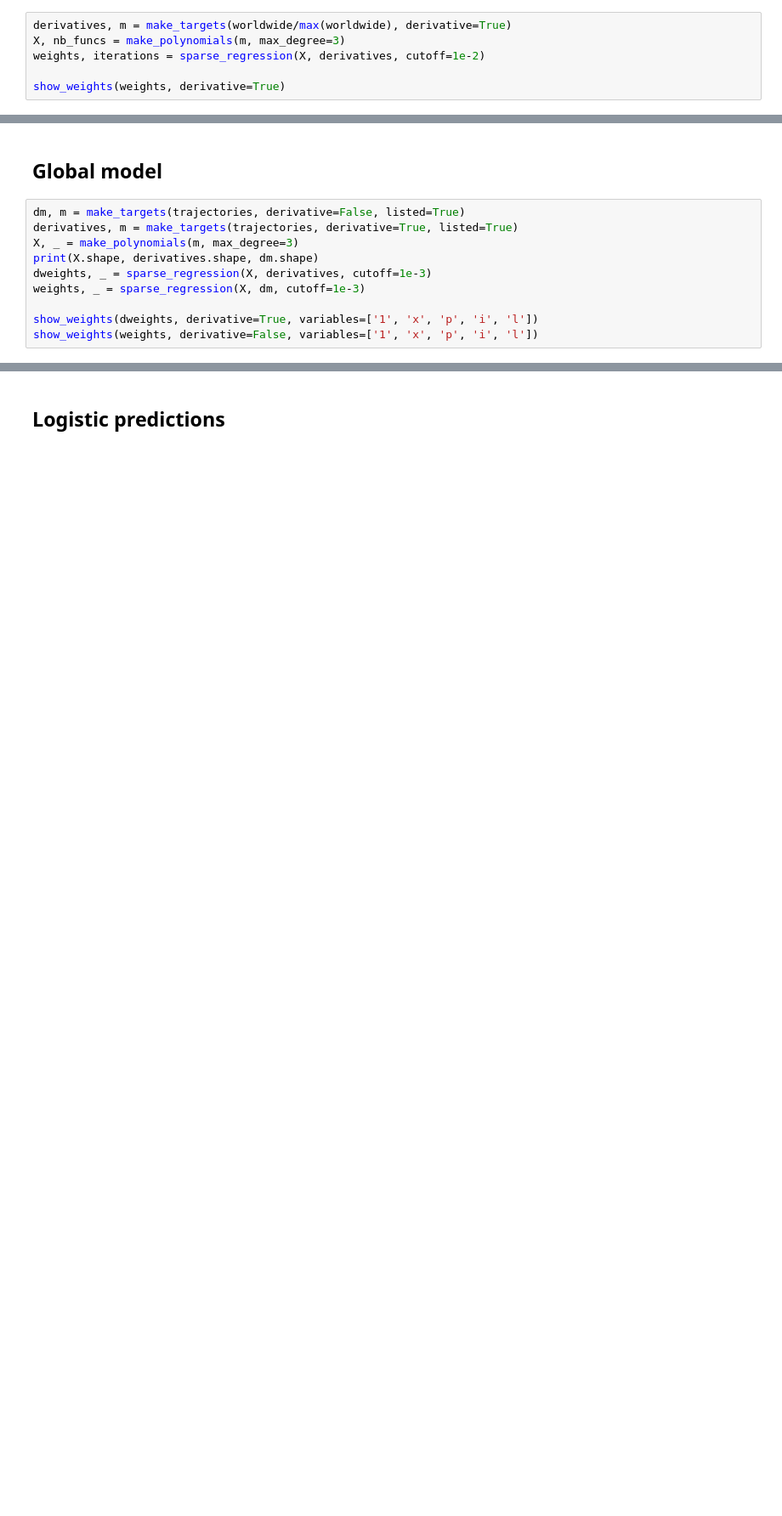
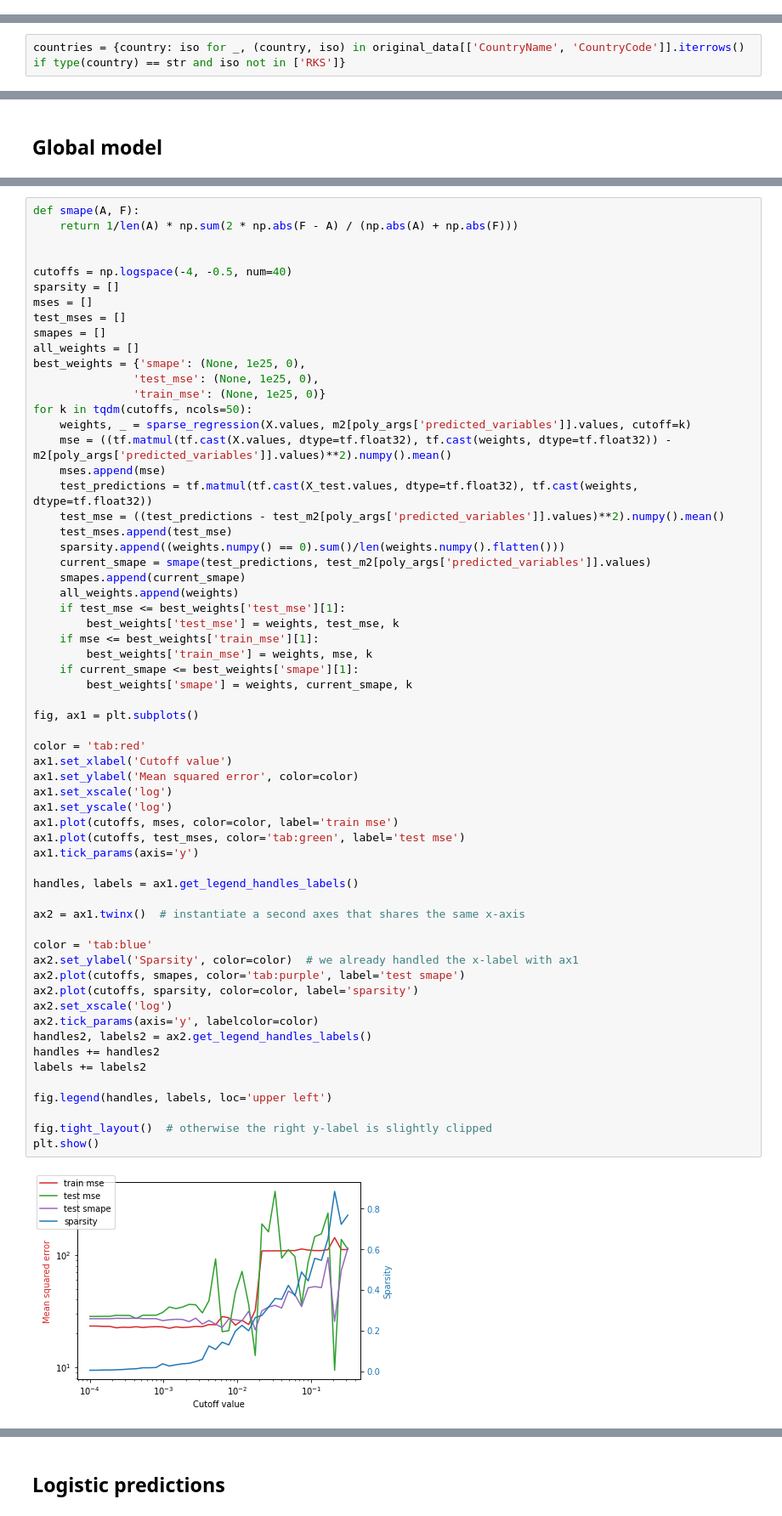
Before and after one commit to Kipre/EUDemographyCleaner, a Jupyter notebook: internship/covid.ipynb, the cells around one changed output, grey strips where cells are left out. Shown at 85% size. Cells and saved outputs as stored; diff of their text form; blank space fills up the shorter version.

```diff
--- a/internship/covid.ipynb
+++ b/internship/covid.ipynb
@@ -123,6 +134,0 @@ worldwide = worldwide.reshape(-1, 1)
-# %%
-derivatives, m = make_targets(worldwide/max(worldwide), derivative=True)
-X, nb_funcs = make_polynomials(m, max_degree=3)
-weights, iterations = sparse_regression(X, derivatives, cutoff=1e-2)
-
-show_weights(weights, derivative=True)
@@ -165 +141,3 @@ countries = ['Algeria', 'Argentina', 'Australia', 'Belgium', 'Brazil',
+# %%
+countries = {country: iso for _, (country, iso) in original_data[['CountryName', 'CountryCode']].iterrows() if type(country) == str and iso not in ['RKS']}
 # %% [markdown]
@@ -241,12 +347,2 @@ trajectories = np.array(trajectories)
 # %% [markdown]
 ## Global model
-# %%
-dm, m = make_targets(trajectories, derivative=False, listed=True)
-derivatives, m = make_targets(trajectories, derivative=True, listed=True)
-X, _ = make_polynomials(m, max_degree=3)
-print(X.shape, derivatives.shape, dm.shape)
-dweights, _ = sparse_regression(X, derivatives, cutoff=1e-3)
-weights, _ = sparse_regression(X, dm, cutoff=1e-3)
-
-show_weights(dweights, derivative=True, variables=['1', 'x', 'p', 'i', 'l'])
-show_weights(weights, derivative=False, variables=['1', 'x', 'p', 'i', 'l'])
@@ -349,0 +349,63 @@ plt.show()
+# %%
+def smape(A, F):
+    return 1/len(A) * np.sum(2 * np.abs(F - A) / (np.abs(A) + np.abs(F)))
+
+
+cutoffs = np.logspace(-4, -0.5, num=40)
+sparsity = []
+mses = []
+test_mses = []
+smapes = []
+all_weights = []
+best_weights = {'smape': (None, 1e25, 0),
+               'test_mse': (None, 1e25, 0),
+               'train_mse': (None, 1e25, 0)}
+for k in tqdm(cutoffs, ncols=50):
+    weights, _ = sparse_regression(X.values, m2[poly_args['predicted_variables']].values, cutoff=k)
+    mse = ((tf.matmul(tf.cast(X.values, dtype=tf.float32), tf.cast(weights, dtype=tf.float32)) - m2[poly_args['predicted_variables']].values)**2).numpy().mean()
+    mses.append(mse)
+    test_predictions = tf.matmul(tf.cast(X_test.values, dtype=tf.float32), tf.cast(weights, dtype=tf.float32))
+    test_mse = ((test_predictions - test_m2[poly_args['predicted_variables']].values)**2).numpy().mean()
+    test_mses.append(test_mse)
+    sparsity.append((weights.numpy() == 0).sum()/len(weights.numpy().flatten()))
+    current_smape = smape(test_predictions, test_m2[poly_args['predicted_variables']].values)
+    smapes.append(current_smape)
+    all_weights.append(weights)
+    if test_mse <= best_weights['test_mse'][1]:
+        best_weights['test_mse'] = weights, test_mse, k
+    if mse <= best_weights['train_mse'][1]:
+        best_weights['train_mse'] = weights, mse, k
+    if current_smape <= best_weights['smape'][1]:
+        best_weights['smape'] = weights, current_smape, k
+
+fig, ax1 = plt.subplots()
+
+color = 'tab:red'
+ax1.set_xlabel('Cutoff value')
+ax1.set_ylabel('Mean squared error', color=color)
+ax1.set_xscale('log')
+ax1.set_yscale('log')
+ax1.plot(cutoffs, mses, color=color, label='train mse')
+ax1.plot(cutoffs, test_mses, color='tab:green', label='test mse')
+ax1.tick_params(axis='y')
+
+handles, labels = ax1.get_legend_handles_labels()
+
+ax2 = ax1.twinx()  # instantiate a second axes that shares the same x-axis
+
+color = 'tab:blue'
+ax2.set_ylabel('Sparsity', color=color)  # we already handled the x-label with ax1
+ax2.plot(cutoffs, smapes, color='tab:purple', label='test smape')
+ax2.plot(cutoffs, sparsity, color=color, label='sparsity')
+ax2.set_xscale('log')
+ax2.tick_params(axis='y', labelcolor=color)
+handles2, labels2 = ax2.get_legend_handles_labels()
+handles += handles2
+labels += labels2
+
+fig.legend(handles, labels, loc='upper left')
+
+fig.tight_layout()  # otherwise the right y-label is slightly clipped
+plt.show()
+# %% [output]
+[figure, added]
```
Also changed, not shown: parts of 47 cells of this notebook, 5 other files.
